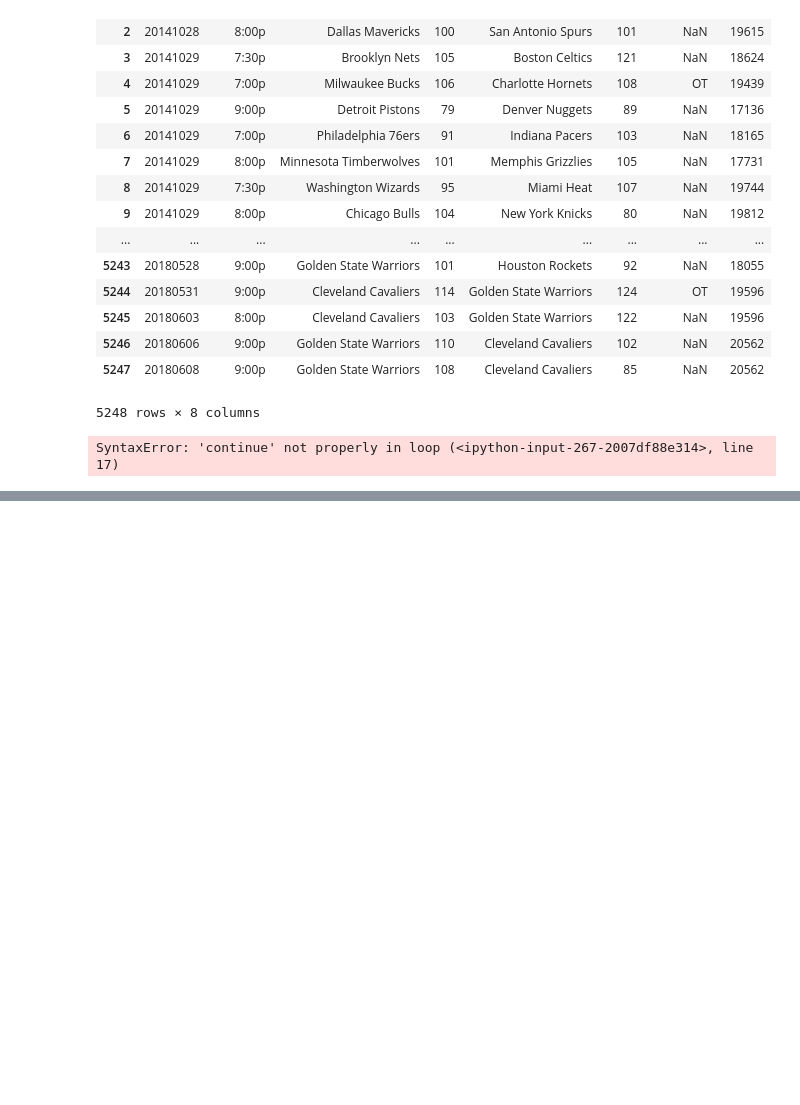
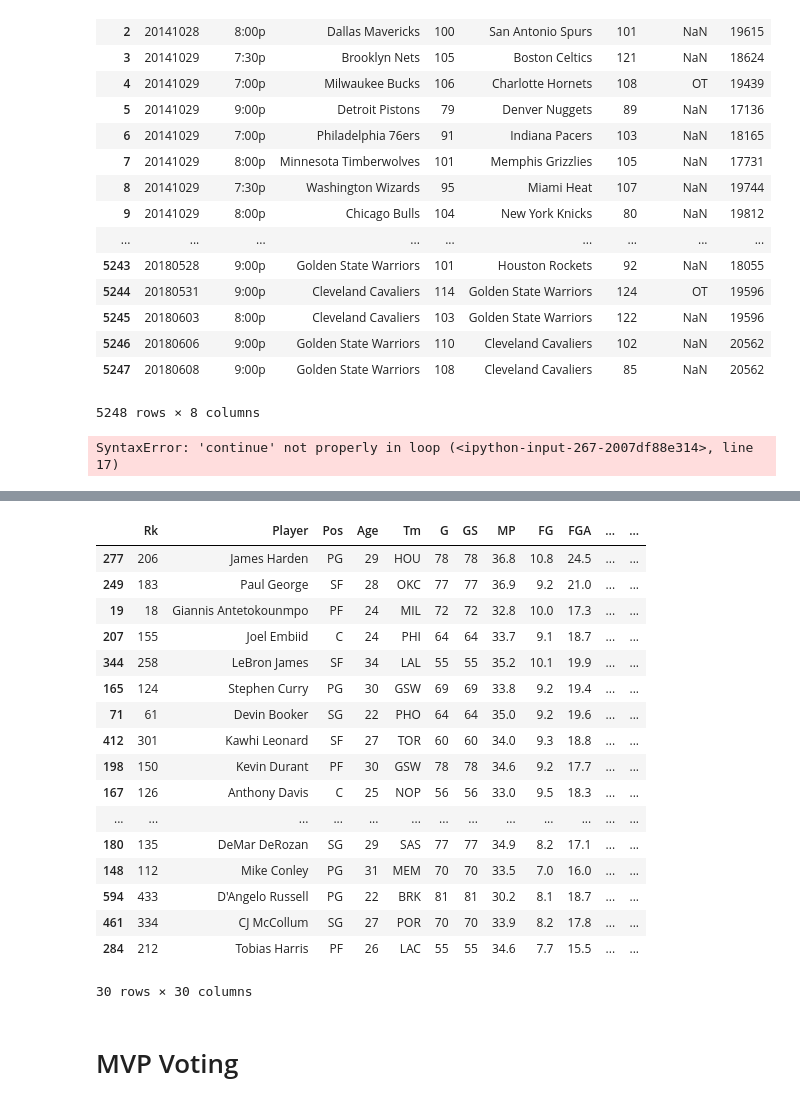
Before and after one commit to sobyl/NBA_Prediction, a Jupyter notebook: final.ipynb, the cells around one changed output, grey strips where cells are left out. Drawn from its saved outputs; the diff is of its cells as text; code cells hidden in the pictures; blank space fills up the shorter version.

```diff
--- a/final.ipynb
+++ b/final.ipynb
@@ -292,0 +360,25 @@ SyntaxError: 'continue' not properly in loop (<ipython-input-267-2007df88e314>,
+# %%
+player_stats[2019].sort_values(by=['PTS'], inplace=True, ascending=False)
+# %%
+player_stats[2019].head(30)
+# %% [output]
+|  | Rk | Player | Pos | Age | Tm | G | GS | MP | FG | FGA | ... | ... |
+| 277 | 206 | James Harden | PG | 29 | HOU | 78 | 78 | 36.8 | 10.8 | 24.5 | ... | ... |
+| 249 | 183 | Paul George | SF | 28 | OKC | 77 | 77 | 36.9 | 9.2 | 21.0 | ... | ... |
+| 19 | 18 | Giannis Antetokounmpo | PF | 24 | MIL | 72 | 72 | 32.8 | 10.0 | 17.3 | ... | ... |
+| 207 | 155 | Joel Embiid | C | 24 | PHI | 64 | 64 | 33.7 | 9.1 | 18.7 | ... | ... |
+| 344 | 258 | LeBron James | SF | 34 | LAL | 55 | 55 | 35.2 | 10.1 | 19.9 | ... | ... |
+| 165 | 124 | Stephen Curry | PG | 30 | GSW | 69 | 69 | 33.8 | 9.2 | 19.4 | ... | ... |
+| 71 | 61 | Devin Booker | SG | 22 | PHO | 64 | 64 | 35.0 | 9.2 | 19.6 | ... | ... |
+| 412 | 301 | Kawhi Leonard | SF | 27 | TOR | 60 | 60 | 34.0 | 9.3 | 18.8 | ... | ... |
+| 198 | 150 | Kevin Durant | PF | 30 | GSW | 78 | 78 | 34.6 | 9.2 | 17.7 | ... | ... |
+| 167 | 126 | Anthony Davis | C | 25 | NOP | 56 | 56 | 33.0 | 9.5 | 18.3 | ... | ... |
+| ... | ... | ... | ... | ... | ... | ... | ... | ... | ... | ... | ... | ... |
+| 180 | 135 | DeMar DeRozan | SG | 29 | SAS | 77 | 77 | 34.9 | 8.2 | 17.1 | ... | ... |
+| 148 | 112 | Mike Conley | PG | 31 | MEM | 70 | 70 | 33.5 | 7.0 | 16.0 | ... | ... |
+| 594 | 433 | D'Angelo Russell | PG | 22 | BRK | 81 | 81 | 30.2 | 8.1 | 18.7 | ... | ... |
+| 461 | 334 | CJ McCollum | SG | 27 | POR | 70 | 70 | 33.9 | 8.2 | 17.8 | ... | ... |
+| 284 | 212 | Tobias Harris | PF | 26 | LAC | 55 | 55 | 34.6 | 7.7 | 15.5 | ... | ... |
+30 rows × 30 columns
+# %% [markdown]
+# MVP Voting
```
Also changed, not shown: parts of 9 cells of this notebook.
